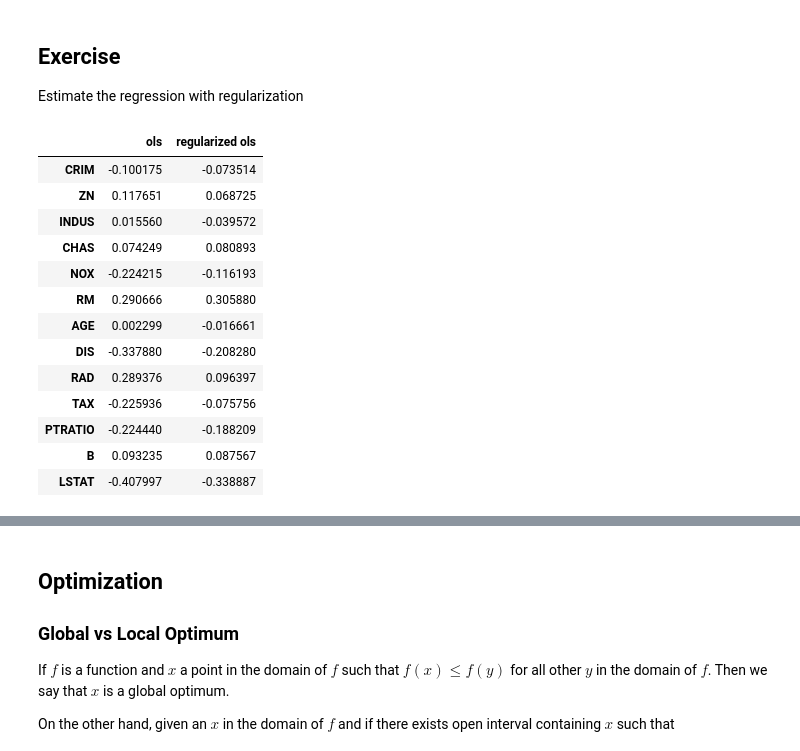
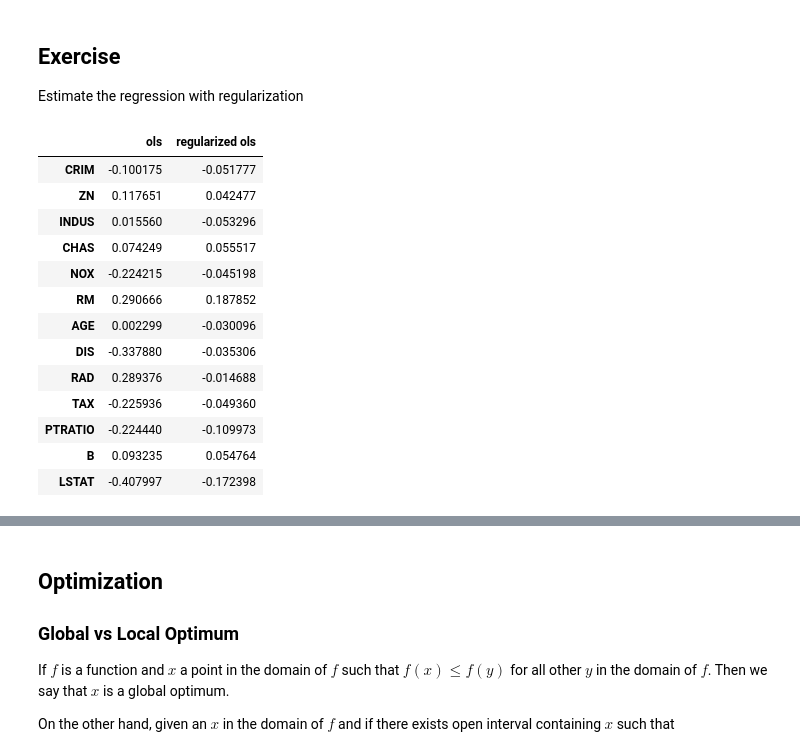
Before and after one commit to timsetsfire/regression-from-scratch, a Jupyter notebook: Regression from Scratch.ipynb, the cells around one changed output, grey strips where cells are left out. Drawn from its saved outputs; the diff is of its cells as text; code cells hidden in the pictures.

```diff
--- a/Regression from Scratch.ipynb
+++ b/Regression from Scratch.ipynb
@@ -618,28 +660,28 @@ y = standardScaler.fit_transform(y)
 # %%
 X = np.matrix(X)
 y = np.matrix(y)
 I = np.eye(X.shape[1])
 
-reg = np.max( np.fabs( X.T*y) / X.shape[0]) / 1e-2
+reg = np.max( np.fabs( X.T*y) / X.shape[0]) / 1e-3
 
 sbeta = np.linalg.inv(X.T*X)*X.T*y
 sbeta_reg = np.linalg.inv( X.T*X + reg*I)*X.T*y
 
 DataFrame(np.concatenate((sbeta, sbeta_reg), axis=1),
           columns = ["ols", "regularized ols"],
           index = lin_reg_data.feature_names)
 # %% [output]
 |  | ols | regularized ols |
-| CRIM | -0.100175 | -0.073514 |
-| ZN | 0.117651 | 0.068725 |
-| INDUS | 0.015560 | -0.039572 |
-| CHAS | 0.074249 | 0.080893 |
-| NOX | -0.224215 | -0.116193 |
-| RM | 0.290666 | 0.305880 |
-| AGE | 0.002299 | -0.016661 |
-| DIS | -0.337880 | -0.208280 |
-| RAD | 0.289376 | 0.096397 |
-| TAX | -0.225936 | -0.075756 |
-| PTRATIO | -0.224440 | -0.188209 |
-| B | 0.093235 | 0.087567 |
-| LSTAT | -0.407997 | -0.338887 |
+| CRIM | -0.100175 | -0.051777 |
+| ZN | 0.117651 | 0.042477 |
+| INDUS | 0.015560 | -0.053296 |
+| CHAS | 0.074249 | 0.055517 |
+| NOX | -0.224215 | -0.045198 |
+| RM | 0.290666 | 0.187852 |
+| AGE | 0.002299 | -0.030096 |
+| DIS | -0.337880 | -0.035306 |
+| RAD | 0.289376 | -0.014688 |
+| TAX | -0.225936 | -0.049360 |
+| PTRATIO | -0.224440 | -0.109973 |
+| B | 0.093235 | 0.054764 |
+| LSTAT | -0.407997 | -0.172398 |
```
Also changed, not shown: parts of 21 cells of this notebook.
